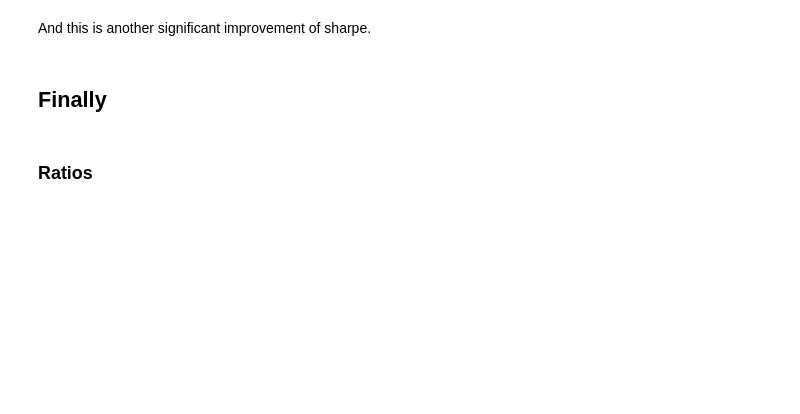
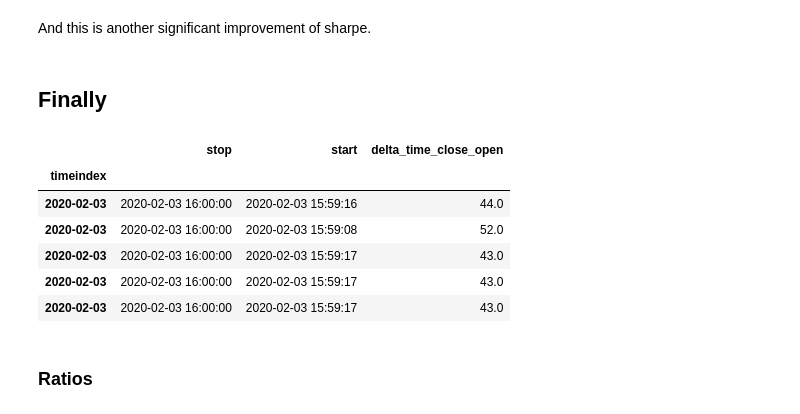
Before and after one commit to avoytkiv/moc_imbalance_flip, a Jupyter notebook: research/results.ipynb, the cells around one changed output. Drawn from its saved outputs; the diff is of its cells as text; code cells hidden in the pictures; blank space fills up the shorter version.

```diff
--- a/research/results.ipynb
+++ b/research/results.ipynb
@@ -626,6 +688,16 @@ df_resample = df_resample[df_resample['Volume'] > 0]
 # Drawdown
 df_resample['RollMax'] = df_resample['CumNetPnl'].cummax()
 df_resample['Drawdown'] = df_resample['CumNetPnl'] - df_resample['RollMax'] #/ df_resample['RollMax']
+# %%
+df_filter_vpis_copy[['stop', 'start', 'delta_time_close_open']].head()
+# %% [output]
+|  | stop | start | delta_time_close_open |
+| timeindex |  |  |  |
+| 2020-02-03 | 2020-02-03 16:00:00 | 2020-02-03 15:59:16 | 44.0 |
+| 2020-02-03 | 2020-02-03 16:00:00 | 2020-02-03 15:59:08 | 52.0 |
+| 2020-02-03 | 2020-02-03 16:00:00 | 2020-02-03 15:59:17 | 43.0 |
+| 2020-02-03 | 2020-02-03 16:00:00 | 2020-02-03 15:59:17 | 43.0 |
+| 2020-02-03 | 2020-02-03 16:00:00 | 2020-02-03 15:59:17 | 43.0 |
 # %%
 df_stats = pd.DataFrame()
 df_filter_vpis_copy.loc[df_filter_vpis_copy['pnl']<0, 'WinLoss'] = 'Loss'
```
Also changed, not shown: parts of 34 cells of this notebook, 1 other file.
